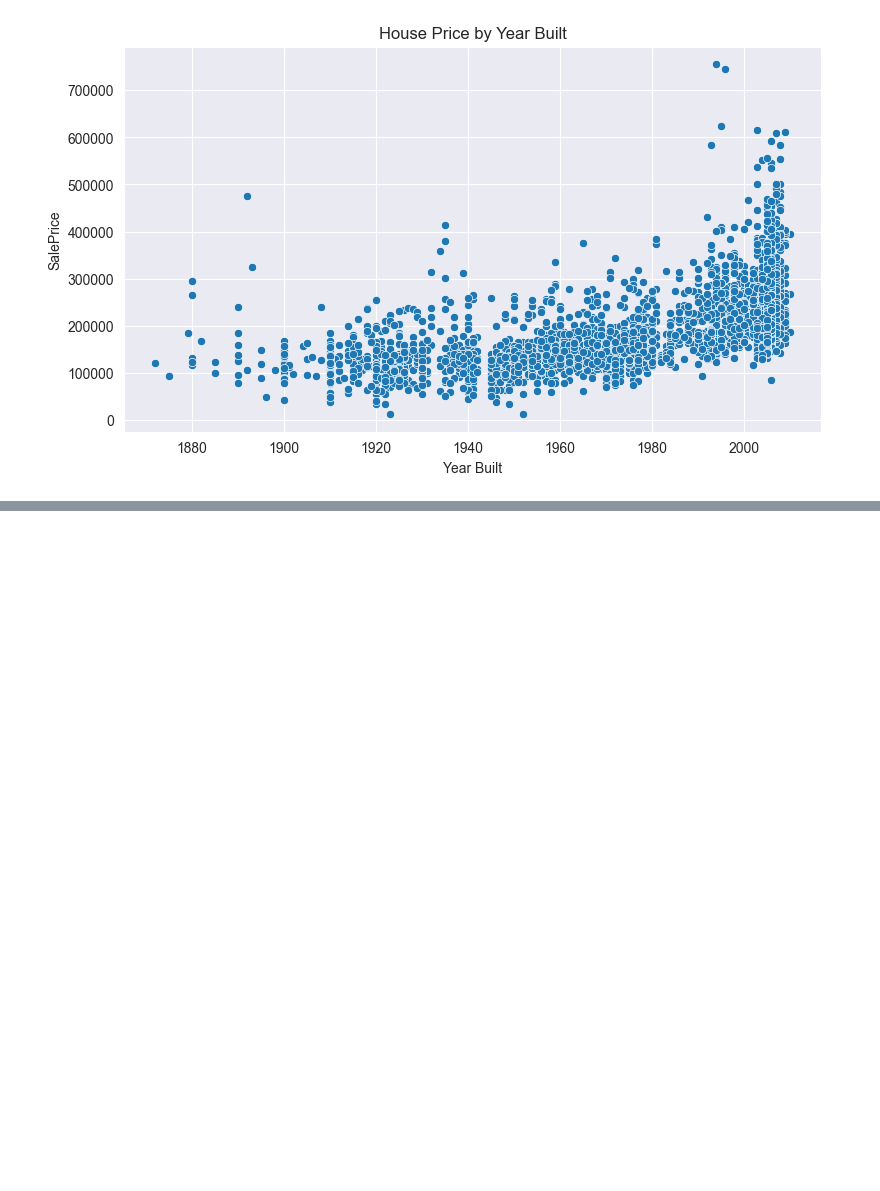
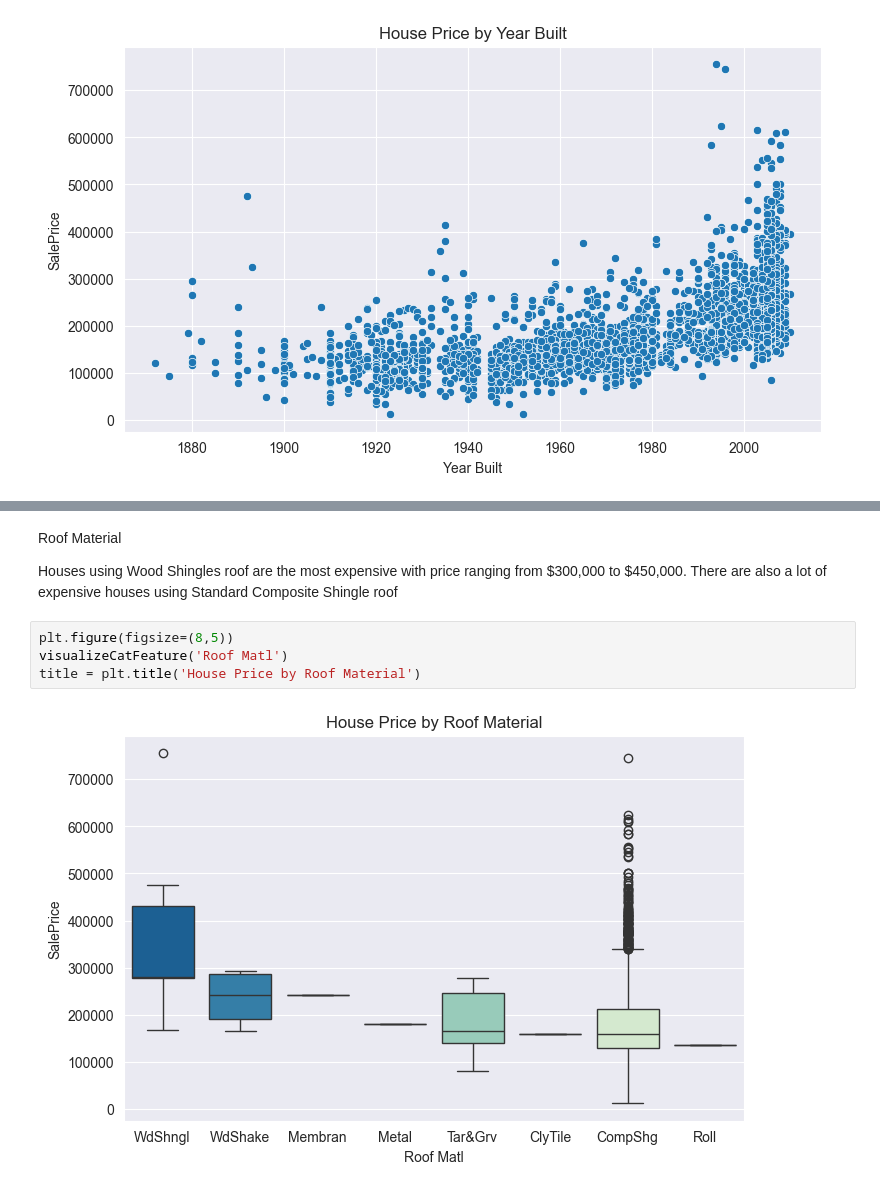
Before and after one commit to HimanshuChoudhary3004/Ames-house-prediction-with-Advance-regression, a Jupyter notebook: src/main.ipynb, the cells around one changed output, grey strips where cells are left out. Saved outputs shown, nothing was run; the diff lists cells and outputs as text; blank space fills up the shorter version.

```diff
--- a/src/main.ipynb
+++ b/src/main.ipynb
@@ -239,0 +322,10 @@ title = plt.title('House Price by Year Built')
+# %% [markdown]
+Roof Material<br>
+
+Houses using Wood Shingles roof are the most expensive with price ranging from $300,000 to \$450,000. There are also a lot of expensive houses using Standard Composite Shingle roof
+# %%
+plt.figure(figsize=(8,5))
+visualizeCatFeature('Roof Matl')
+title = plt.title('House Price by Roof Material')
+# %% [output]
+[figure, added]
```
Also changed, not shown: parts of 15 cells of this notebook.
